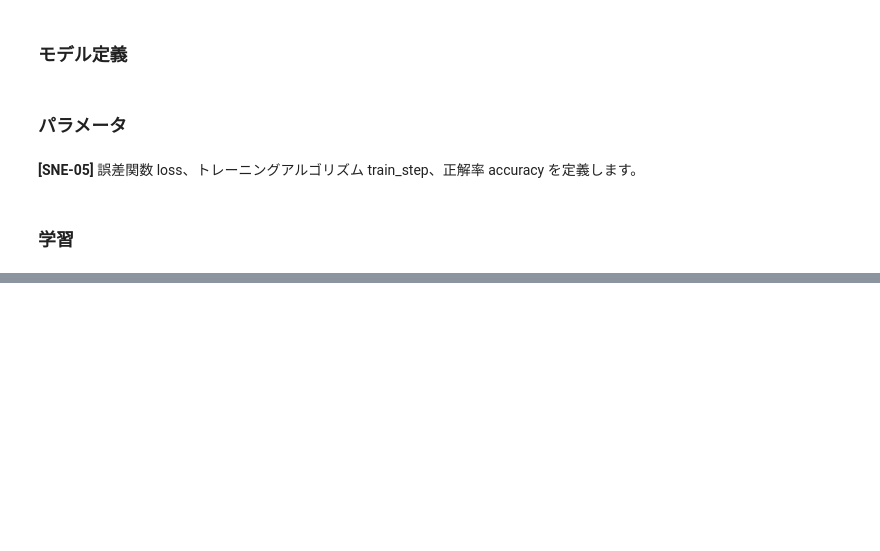
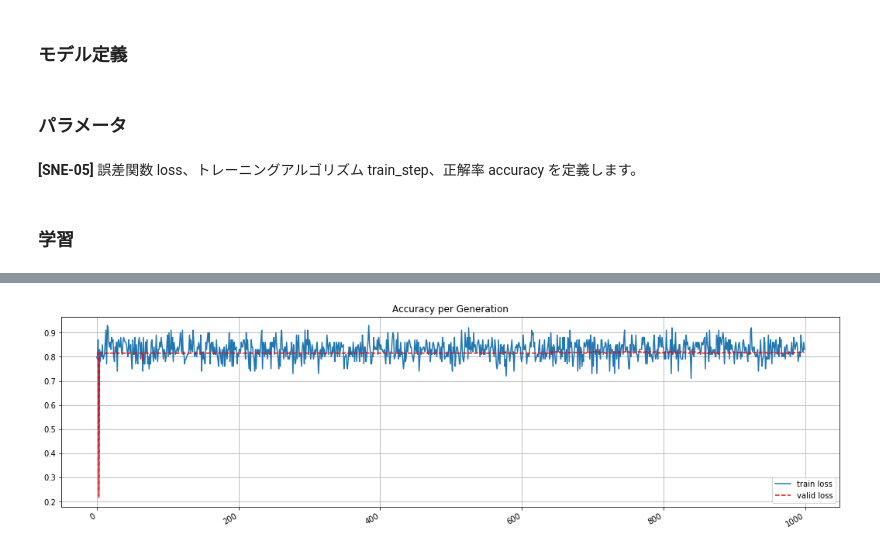
Before and after one commit to k501/N225predict, a Jupyter notebook: 03.model/NeuralNetwork.ver.0.3.ipynb, the cells around one changed output, grey strips where cells are left out. Drawn from its saved outputs; the diff is of its cells as text; code cells hidden in the pictures; blank space fills up the shorter version.

```diff
--- a/03.model/NeuralNetwork.ver.0.3.ipynb
+++ b/03.model/NeuralNetwork.ver.0.3.ipynb
@@ -193,0 +210,15 @@ plt.show()
+# %%
+fig = plt.figure(figsize=(18, 5))
+ax = plt.subplot()
+
+plt.plot(acc_vec_train,   label='train loss')
+plt.plot(acc_vec_valid,  'r--',  label='valid loss' )
+plt.title('Accuracy per Generation')
+
+ax.grid() #グリッド表示
+fig.autofmt_xdate() #x軸のオートフォーマット
+plt.legend() # 凡例の表示
+#plt.savefig('ssss.png')
+plt.show()
+# %% [output]
+[figure, added]
```
Also changed, not shown: parts of 8 cells of this notebook, 6 other files.
